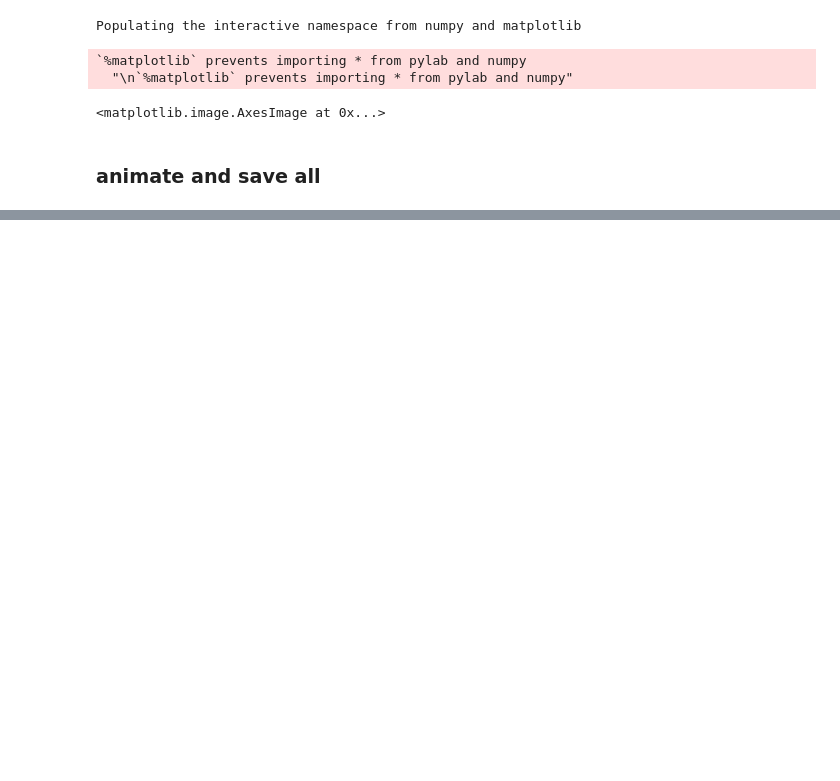
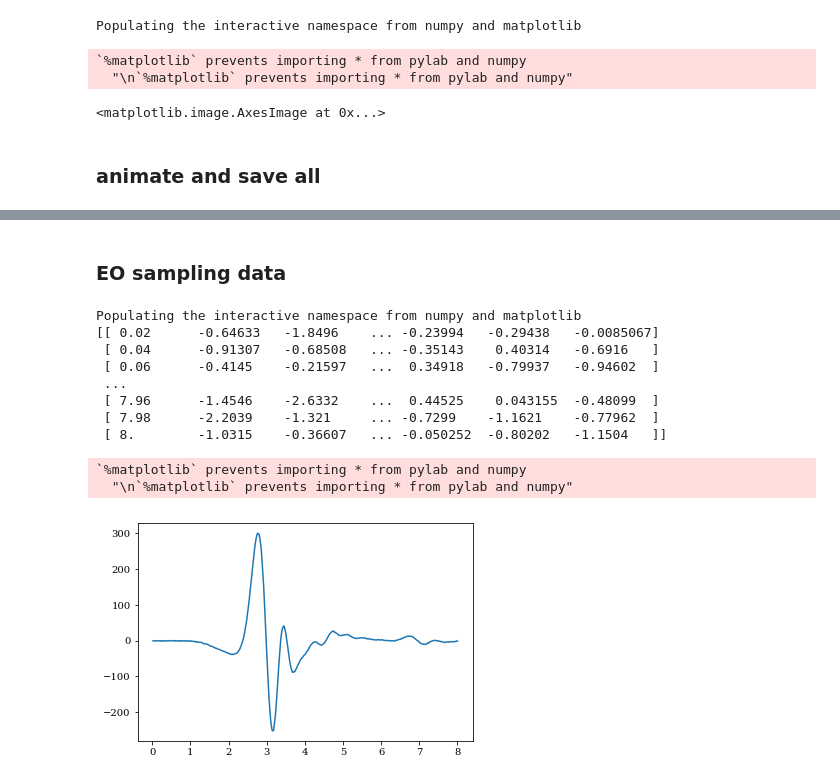
Before and after one commit to nimachm81/YEEFDTD, a Jupyter notebook: build/visualisation/Electron Emitter - Drude Metal Wedge - partialGrid.ipynb, the cells around one changed output, grey strips where cells are left out. Cells and saved outputs as stored; diff of their text form; code cells hidden in the pictures; blank space fills up the shorter version.

```diff
--- a/build/visualisation/Electron Emitter - Drude Metal Wedge - partialGrid.ipynb
+++ b/build/visualisation/Electron Emitter - Drude Metal Wedge - partialGrid.ipynb
@@ -174,14 +174,28 @@ Ey_inc = np.zeros(Ey_scat.shape)
 Ey = np.zeros(Ey_scat.shape)
 for n in range(nt):
     t = n*dt*params['data_save_rate'] - pw_cen_t - Z/pw_v
-    if params['pw_isGaussianNotRect']==1:
+    if params['pw_type']==0:
         Ey_inc[n] = pw_ey*np.exp(-(t*pw_dec_t)**2)*np.cos(2.0*np.pi*pw_f*t + pw_phase)
-    else:
+    elif params['pw_type']==1:
         amp = np.zeros(t.shape)
         amp += (abs(t) <= rect2_m)
         amp += np.logical_and(rect2_m < t, t < rect2_p) * (0.5*np.cos( (t - (pw_rect_width - pw_rect_edge_width)/2.0)*np.pi/pw_rect_edge_width ) + 0.5)
         amp += np.logical_and(-rect2_p < t, t < -rect2_m) * (0.5*np.sin( (t + (pw_rect_width + pw_rect_edge_width)/2.0)*np.pi/pw_rect_edge_width - np.pi/2) + 0.5)
         Ey_inc[n] = amp*pw_ey*np.cos(2.0*np.pi*pw_f*t + pw_phase)
+    elif params['pw_type']==2:
+        amp = np.zeros(t.shape)
+        time_samples = Read1DArray("../data/2D/time_samples_fdtd.f", "f")
+        field_samples = Read1DArray("../data/2D/field_samples.f", "f")
+        dt_sample = time_samples[1] - time_samples[0]
+        nt_sample = len(time_samples)
+        for i_z in range(nz):
+            t_i = t[0, i_z]
+            ind_t_i = int((t_i - time_samples[0])/dt_sample)
+            if ind_t_i>=0 and ind_t_i<nt_sample - 1:
+                alpha = (t_i - time_samples[ind_t_i])/dt_sample
+                amp[:, i_z] = (1- alpha)*field_samples[ind_t_i] + alpha*field_samples[ind_t_i + 1]
+
+        Ey_inc[n] = pw_ey*amp;
     Ey[n] = Ey_scat[n] + Ey_inc[n]
 
 ny_cell, nz_cell = Ey.shape[1], Ey.shape[2] - 1
@@ -669,0 +685,34 @@ parameters:  {'dt_si': 7.469071677928396e-17, 'dy_si': 3.333333253863202e-08, 'd
+# %% [markdown]
+### EO sampling data
+# %%
+%pylab inline
+from scipy import constants
+import numpy as np
+
+from numpy import genfromtxt
+my_data = genfromtxt('../data/2D/EO_sampling_data.csv')
+
+print(my_data)
+
+for i in range(1, 2):
+    plot(my_data[:,0], my_data[:,i])
+show()
+
+from WriteBinary import *
+
+Write1DArray(my_data[:,0]*1.0e-12, "../data/2D/time_samples.d", "d")
+Write1DArray(my_data[:,1]/np.max(np.abs(my_data[:,1])), "../data/2D/field_samples.d", "d")
+Write1DArray(my_data[:,0]*1.0e-12, "../data/2D/time_samples.f", "f")
+Write1DArray(my_data[:,1]/np.max(np.abs(my_data[:,1])), "../data/2D/field_samples.f", "f")
+# %% [output]
+Populating the interactive namespace from numpy and matplotlib
+[[ 0.02      -0.64633   -1.8496    ... -0.23994   -0.29438   -0.0085067]
+ [ 0.04      -0.91307   -0.68508   ... -0.35143    0.40314   -0.6916   ]
+ [ 0.06      -0.4145    -0.21597   ...  0.34918   -0.79937   -0.94602  ]
+ ...
+ [ 7.96      -1.4546    -2.6332    ...  0.44525    0.043155  -0.48099  ]
+ [ 7.98      -2.2039    -1.321     ... -0.7299    -1.1621    -0.77962  ]
+ [ 8.        -1.0315    -0.36607   ... -0.050252  -0.80202   -1.1504   ]]
+`%matplotlib` prevents importing * from pylab and numpy
+  "\n`%matplotlib` prevents importing * from pylab and numpy"
+[figure, added]
```
Also changed, not shown: parts of 5 cells of this notebook, 27 other files.
